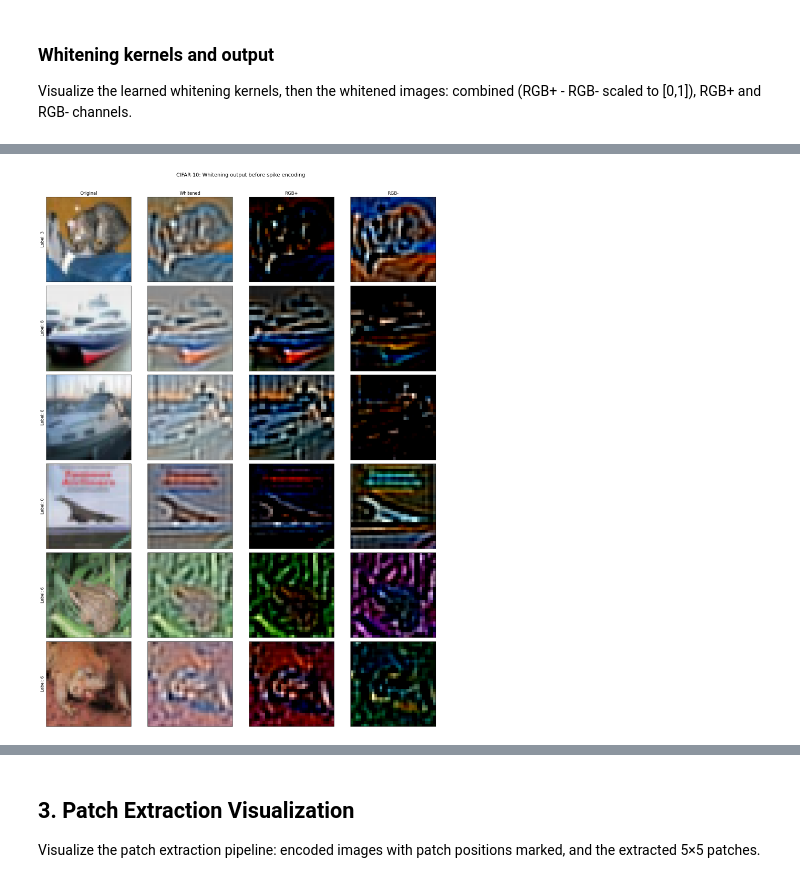
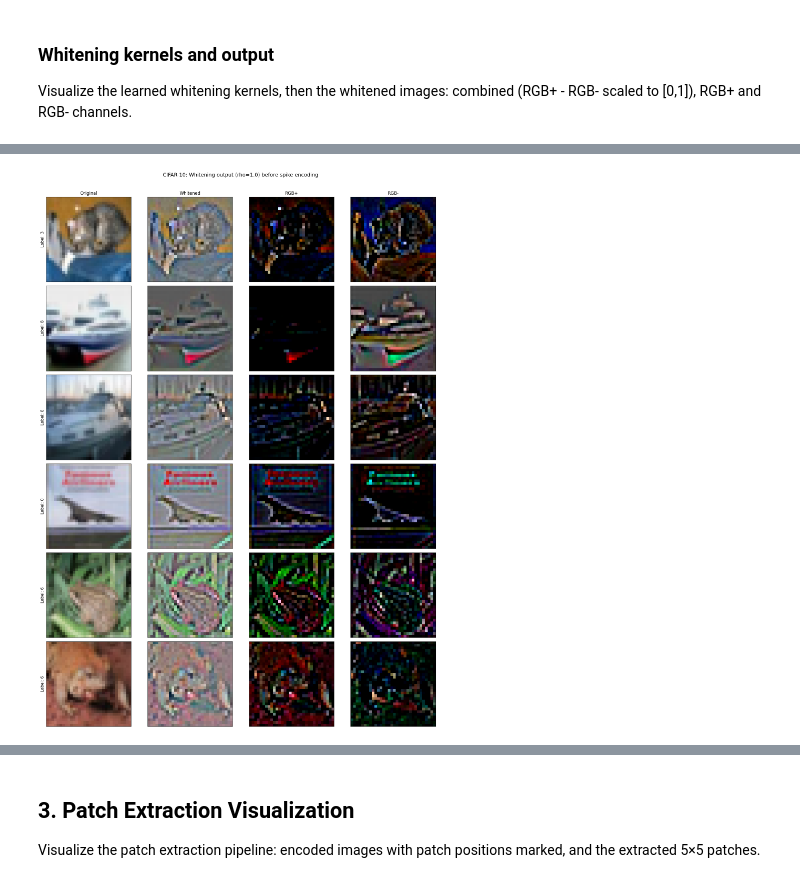
Before and after one commit to razvan404/dummy-snn, a Jupyter notebook: applications/data_view.ipynb, the cells around one changed output, grey strips where cells are left out. Saved outputs shown, nothing was run; the diff lists cells and outputs as text; code cells hidden in the pictures.

```diff
--- a/applications/data_view.ipynb
+++ b/applications/data_view.ipynb
@@ -38,10 +42,10 @@ for col, title in enumerate(col_titles):
     axes[0, col].set_title(title)
 
 for row in range(N_SAMPLES):
-    img = mnist.inputs[row]
+    img = mnist_inputs[row]
     dog = apply_difference_of_gaussians_filter(img)
-    times = mnist.all_times[row]
-    label = mnist.outputs[row].item()
+    times = mnist_times[row]
+    label = mnist_labels[row].item()
 
     # Replace inf with NaN for display (shows as white)
     times_display = times.clone()
@@ -65,5 +69,5 @@ plt.show()
 # %%
-all_times_flat = mnist.all_times.ravel()
+all_times_flat = mnist_times.ravel()
 finite_times = all_times_flat[torch.isfinite(all_times_flat)]
 inf_fraction = 1.0 - len(finite_times) / len(all_times_flat)
 
@@ -72,7 +76,7 @@ ax.hist(finite_times.numpy(), bins=64, edgecolor="black", alpha=0.7)
 ax.set_xlabel("Spike time (discretized)")
 ax.set_ylabel("Count")
 ax.set_title(
-    f"MNIST spike time distribution (test set, {len(mnist)} images)\n"
+    f"MNIST spike time distribution (test set, {len(mnist_labels)} images)\n"
     f"{inf_fraction:.1%} of pixels have no spike (inf)"
 )
 ax.set_xlim(0, 1)
@@ -85,7 +89,7 @@ fig, axes = plt.subplots(1, 2, figsize=(12, 4), sharey=True)
 channel_names = ["ON", "OFF"]
 
 for ch, (ax, name) in enumerate(zip(axes, channel_names)):
-    ch_times = mnist.all_times[:, ch].ravel()
+    ch_times = mnist_times[:, ch].ravel()
     finite = ch_times[torch.isfinite(ch_times)]
     inf_frac = 1.0 - len(finite) / len(ch_times)
     ax.hist(finite.numpy(), bins=64, edgecolor="black", alpha=0.7)
@@ -102,16 +106,18 @@ plt.show()
 # %% [markdown]
 ## 2. CIFAR-10 after Whitening Kernels
 # %%
-# Load raw CIFAR-10 for display alongside whitened versions
-cifar_raw = torchvision.datasets.CIFAR10("../data", train=False, download=True)
+# Load whitened CIFAR-10 with rho=1.0 (default)
+cifar_train = Cifar10WhitenedDataset(DATA_DIR, "train")
+cifar_test = Cifar10WhitenedDataset(
+    DATA_DIR, "test", kernels=cifar_train.kernels, mean=cifar_train.mean,
+)
+test_times = cifar_test.all_times    # (N, 6, 32, 32)
+test_labels = cifar_test.outputs     # (N,)
+
+# Raw color images for display (no existing class exposes these)
+cifar_raw = torchvision.datasets.CIFAR10(DATA_DIR, train=False, download=True)
 raw_images = torch.from_numpy(cifar_raw.data).float() / 255.0  # (N, 32, 32, 3)
 
-# Load pre-processed whitened+encoded images
-PROCESSED_DIR = "../data/processed-cifar10"
-test_data = torch.load(f"{PROCESSED_DIR}/test.pt", weights_only=True)
-test_times = test_data["images"]   # (N, 6, 32, 32)
-test_labels = test_data["labels"]  # (N,)
-
-print(f"CIFAR-10 test: {len(test_labels)} images")
+print(f"CIFAR-10 test (rho=1.0): {len(test_labels)} images")
 print(f"  test_times shape: {test_times.shape}")
 # %% [output]
@@ -153,8 +155,7 @@ Kernel shape: torch.Size([3, 3, 9, 9])
 # %%
-# Apply whitening to raw images
+# Apply whitening to raw images for intermediate visualization
 raw_chw = raw_images.permute(0, 3, 1, 2)  # (N, 3, 32, 32)
-mean = compute_patch_mean(raw_chw, patch_size=kernels.shape[-1], n_patches=500_000)
-whitened = apply_whitening_kernels(raw_chw, kernels, mean)
+whitened = apply_whitening_kernels(raw_chw, cifar_train.kernels, cifar_train.mean)
 
 N_SAMPLES = 6
 
@@ -163,35 +164,35 @@ col_titles = ["Original", "Whitened", "RGB+", "RGB-"]
 for col, title in enumerate(col_titles):
     axes[0, col].set_title(title, fontsize=12)
 
 for row in range(N_SAMPLES):
     label = test_labels[row].item()
     w = whitened[row]  # (3, 32, 32)
 
     # Per-sample min-max scale to [-1, 1] (same as encode_whitened_image)
     mn, mx = w.min(), w.max()
     scaled = 2.0 * (w - mn) / (mx - mn) - 1.0 if mx > mn else w
 
     pos = scaled.clamp(min=0)   # (3, H, W)
     neg = (-scaled).clamp(min=0)  # (3, H, W)
 
     # Combined: pos - neg is back to scaled [-1, 1], shift to [0, 1] for display
     combined = ((pos - neg) + 1.0) / 2.0  # [-1,1] -> [0,1]
 
     axes[row, 0].imshow(raw_images[row])
     axes[row, 0].set_ylabel(f"Label: {label}", fontsize=11)
     axes[row, 1].imshow(combined.permute(1, 2, 0).clamp(0, 1).numpy())
     axes[row, 2].imshow(pos.permute(1, 2, 0).numpy())
     axes[row, 3].imshow(neg.permute(1, 2, 0).numpy())
 
 for ax in axes.ravel():
     ax.set_xticks([])
     ax.set_yticks([])
 
-plt.suptitle("CIFAR-10: Whitening output before spike encoding", fontsize=14, y=1.01)
+plt.suptitle("CIFAR-10: Whitening output (rho=1.0) before spike encoding", fontsize=14, y=1.01)
 plt.tight_layout()
 plt.show()
 # %% [output]
-[figure, old version]
+[figure, new version]
 # %%
 all_times_flat = test_times.ravel()
 finite_times = all_times_flat[torch.isfinite(all_times_flat)]
```
Also changed, not shown: parts of 17 cells of this notebook, 11 other files.
